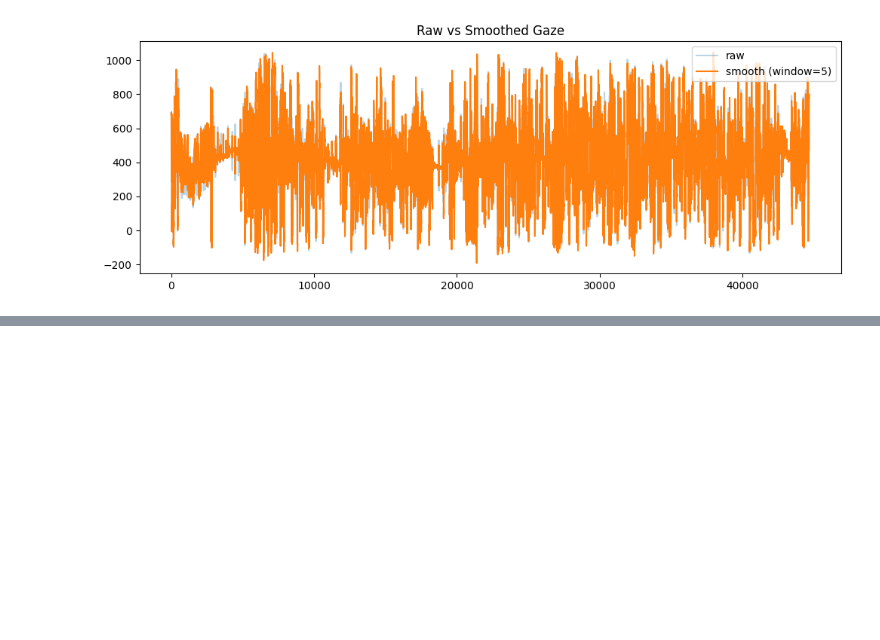
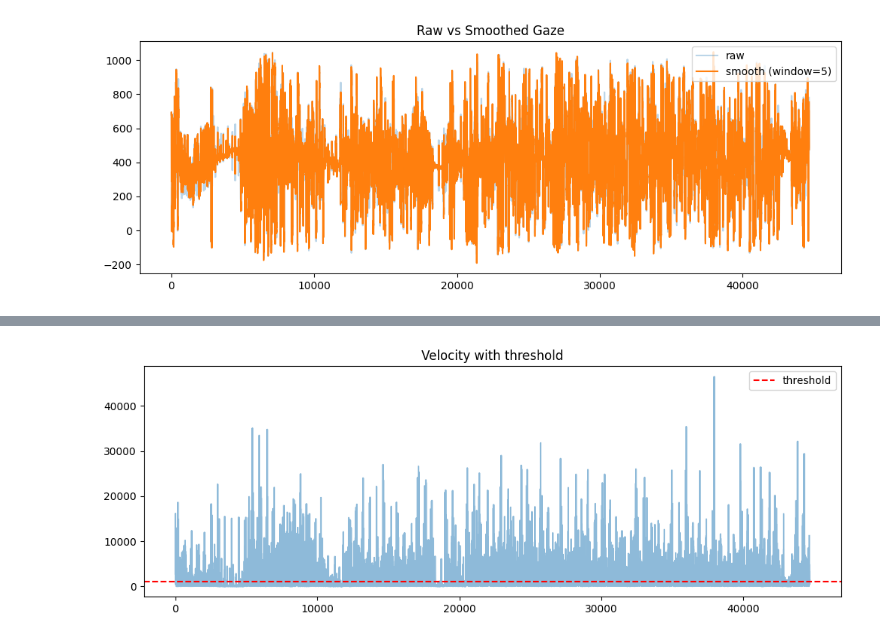
Before and after one commit to raquelmdtum/master-thesis, a Jupyter notebook: notebooks/do_eyetracking.ipynb, the cells around one changed output, grey strips where cells are left out. Cells and saved outputs as stored; diff of their text form; code cells hidden in the pictures; blank space fills up the shorter version.

```diff
--- a/notebooks/do_eyetracking.ipynb
+++ b/notebooks/do_eyetracking.ipynb
@@ -140,0 +193,8 @@ plt.show()
+# %%
+def classify_ivt(df, threshold=1000):
+    df = df.copy()
+
+    df['event'] = 'fixation'
+    df.loc[df['velocity'] > threshold, 'event'] = 'saccade'
+
+    return df
@@ -140,0 +209,9 @@ plt.show()
+# %%
+plt.figure(figsize=(12,4))
+plt.plot(gaze['velocity'], alpha=0.5)
+plt.axhline(1000, color='red', linestyle='--', label='threshold')
+plt.legend()
+plt.title("Velocity with threshold")
+plt.show()
+# %% [output]
+[figure, added]
```
Also changed, not shown: parts of 15 cells of this notebook.
